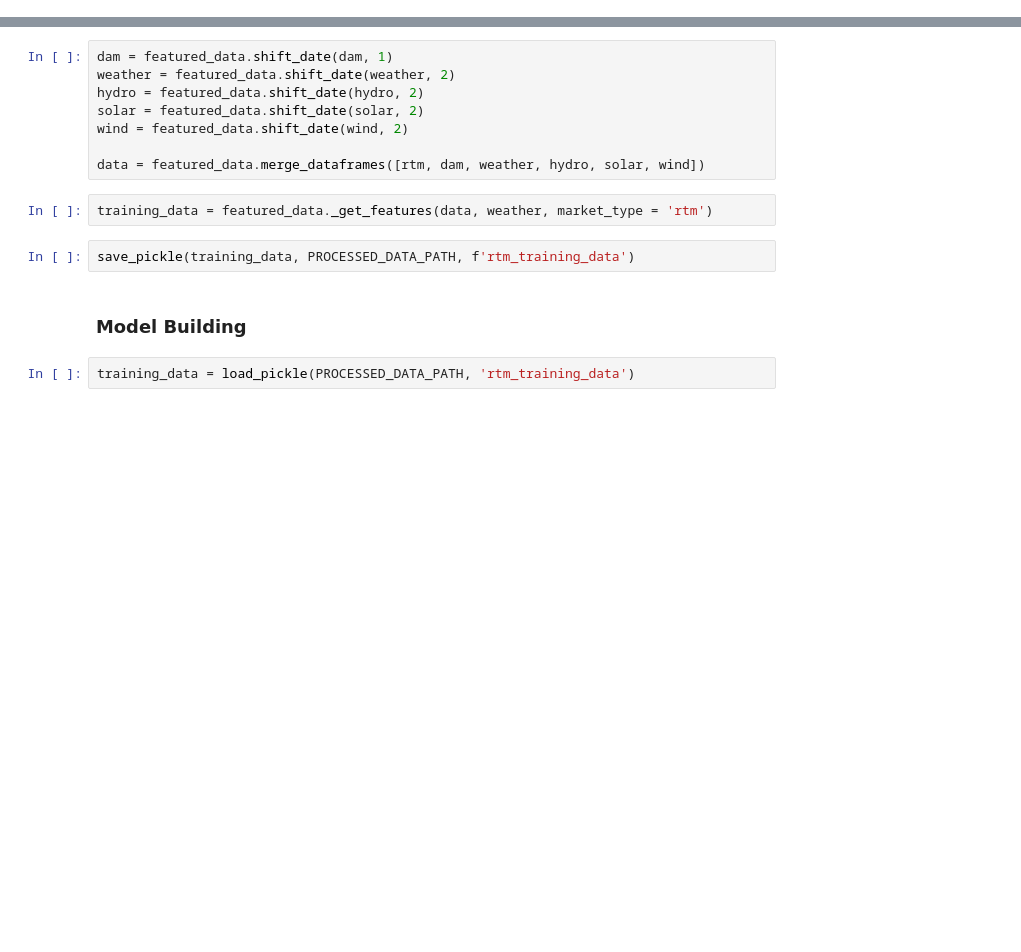
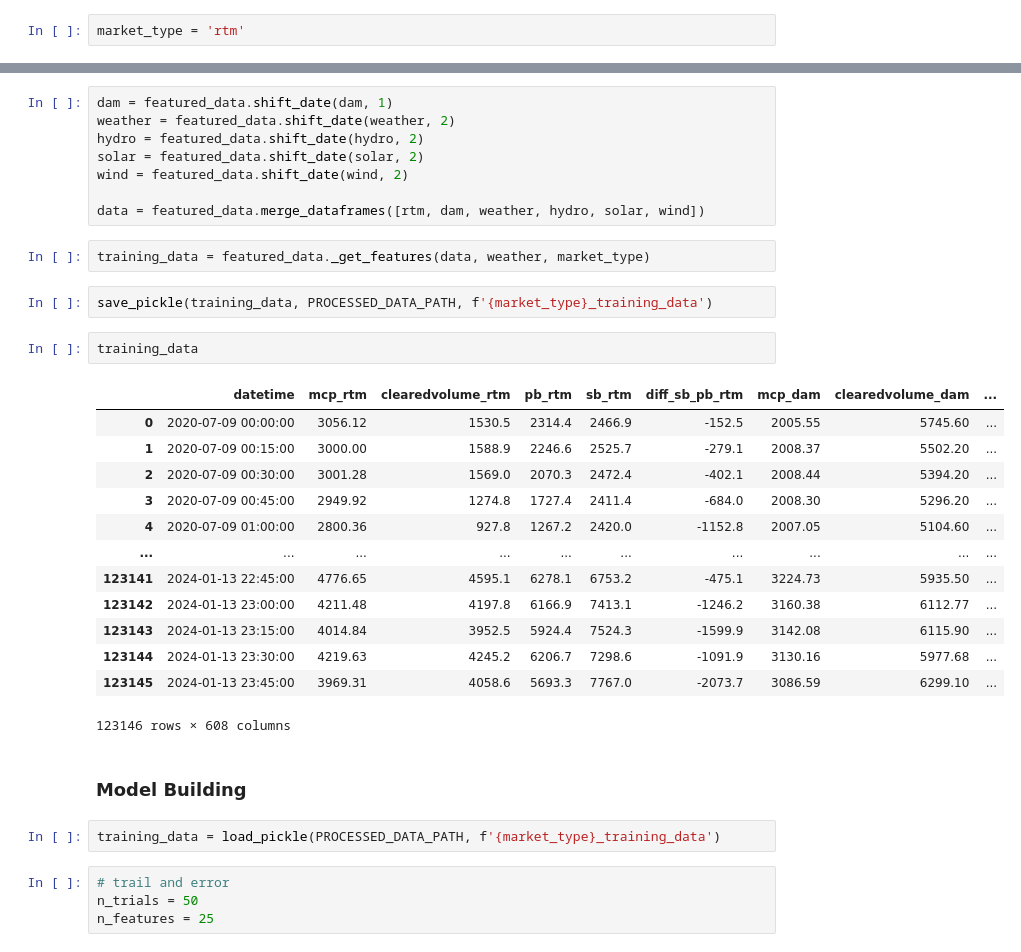
Before and after one commit to amanbhatt97/price-forecast-iex, a Jupyter notebook: notebooks/dir_train.ipynb, the cells around one changed output, grey strips where cells are left out. Cells and saved outputs as stored; diff of their text form; blank space fills up the shorter version.

```diff
--- a/notebooks/dir_train.ipynb
+++ b/notebooks/dir_train.ipynb
@@ -32,6 +32,8 @@ weather_data = WeatherDataFetcher()
 
 featured_data = FeatureEngineering(PROJECT_PATH)
 build_model = ModelTraining(PROJECT_PATH)
+# %%
+market_type = 'rtm'
 # %% [markdown]
 ### Data Ingestion
 # %%
@@ -62,10 +64,30 @@ wind = featured_data.shift_date(wind, 2)
 
 data = featured_data.merge_dataframes([rtm, dam, weather, hydro, solar, wind])
 # %%
-training_data = featured_data._get_features(data, weather, market_type = 'rtm')
+training_data = featured_data._get_features(data, weather, market_type)
 # %%
-save_pickle(training_data, PROCESSED_DATA_PATH, f'rtm_training_data')
+save_pickle(training_data, PROCESSED_DATA_PATH, f'{market_type}_training_data')
+# %%
+training_data
+# %% [output]
+|  | datetime | mcp_rtm | clearedvolume_rtm | pb_rtm | sb_rtm | diff_sb_pb_rtm | mcp_dam | clearedvolume_dam | ... |
+| 0 | 2020-07-09 00:00:00 | 3056.12 | 1530.5 | 2314.4 | 2466.9 | -152.5 | 2005.55 | 5745.60 | ... |
+| 1 | 2020-07-09 00:15:00 | 3000.00 | 1588.9 | 2246.6 | 2525.7 | -279.1 | 2008.37 | 5502.20 | ... |
+| 2 | 2020-07-09 00:30:00 | 3001.28 | 1569.0 | 2070.3 | 2472.4 | -402.1 | 2008.44 | 5394.20 | ... |
+| 3 | 2020-07-09 00:45:00 | 2949.92 | 1274.8 | 1727.4 | 2411.4 | -684.0 | 2008.30 | 5296.20 | ... |
+| 4 | 2020-07-09 01:00:00 | 2800.36 | 927.8 | 1267.2 | 2420.0 | -1152.8 | 2007.05 | 5104.60 | ... |
+| ... | ... | ... | ... | ... | ... | ... | ... | ... | ... |
+| 123141 | 2024-01-13 22:45:00 | 4776.65 | 4595.1 | 6278.1 | 6753.2 | -475.1 | 3224.73 | 5935.50 | ... |
+| 123142 | 2024-01-13 23:00:00 | 4211.48 | 4197.8 | 6166.9 | 7413.1 | -1246.2 | 3160.38 | 6112.77 | ... |
+| 123143 | 2024-01-13 23:15:00 | 4014.84 | 3952.5 | 5924.4 | 7524.3 | -1599.9 | 3142.08 | 6115.90 | ... |
+| 123144 | 2024-01-13 23:30:00 | 4219.63 | 4245.2 | 6206.7 | 7298.6 | -1091.9 | 3130.16 | 5977.68 | ... |
+| 123145 | 2024-01-13 23:45:00 | 3969.31 | 4058.6 | 5693.3 | 7767.0 | -2073.7 | 3086.59 | 6299.10 | ... |
+123146 rows × 608 columns
 # %% [markdown]
 ### Model Building
 # %%
-training_data = load_pickle(PROCESSED_DATA_PATH, 'rtm_training_data')
+training_data = load_pickle(PROCESSED_DATA_PATH, f'{market_type}_training_data')
+# %%
+# trail and error
+n_trials = 50
+n_features = 25
```
Also changed, not shown: parts of 21 cells of this notebook, 1 other file.
